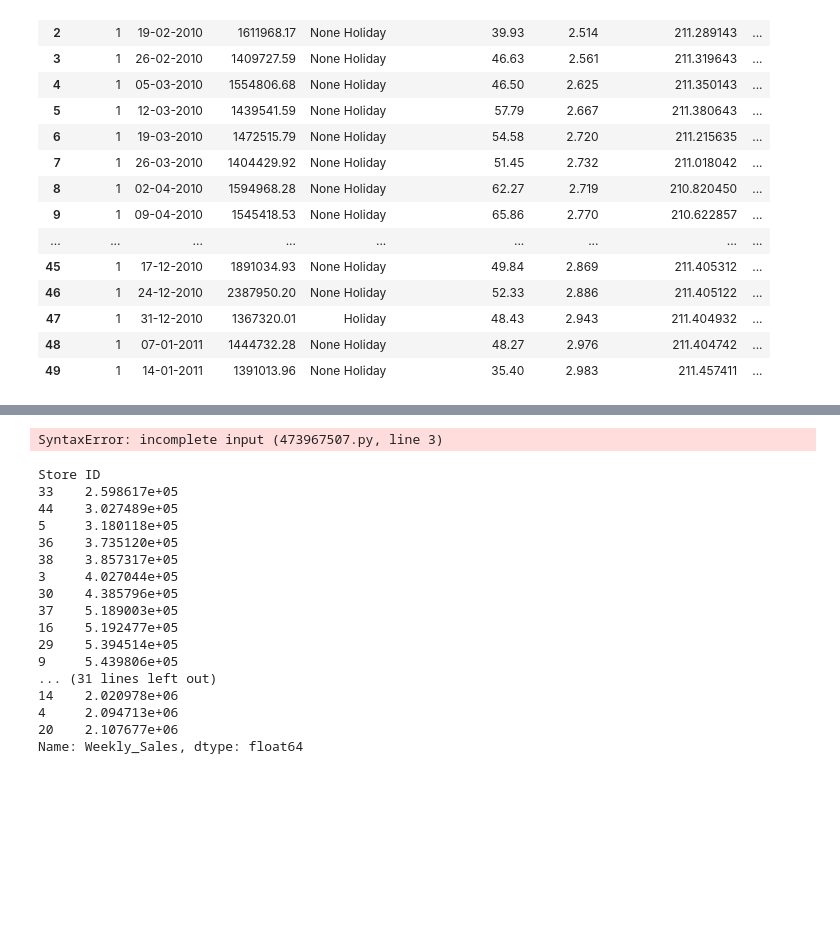
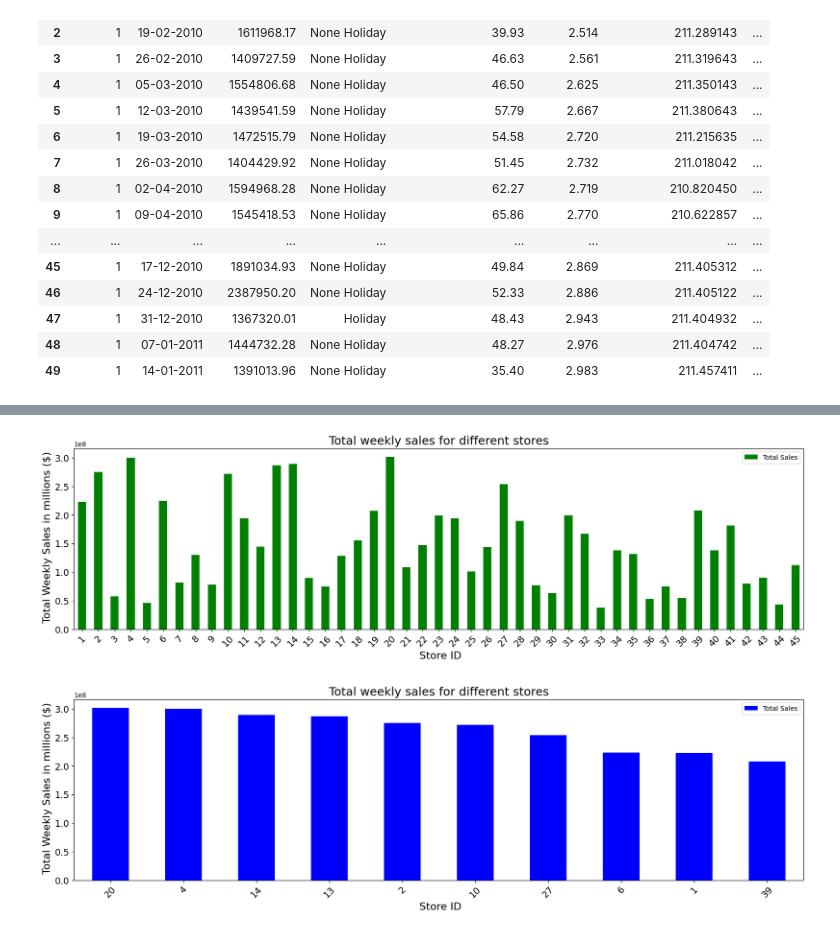
Before and after one commit to Shahab9372/Project1-Walmart_dataset, a Jupyter notebook: Exploring Walmart Sales.ipynb, the cells around one changed output, grey strips where cells are left out. Drawn from its saved outputs; the diff is of its cells as text; code cells hidden in the pictures; blank space fills up the shorter version.

Commit message:
Updated file with graphs

```diff
--- a/Exploring Walmart Sales.ipynb
+++ b/Exploring Walmart Sales.ipynb
@@ -230,2 +197,6 @@ df
 # %%
-df.columns=['s','a','b','c']
+#Rename columns
+sale_summary.columns=['Store ID','Total Sales','Average Weekly Sales','Highest Weekly Sales', 'Lowest Weekly Sales']
+
+#Print Summary
+sale_summary
@@ -252,28 +221 @@ df
-# %%
-# Group the stores
-grouped_data = walmart_data.groupby('Store ID')['Weekly_Sales'].mean()
-print(grouped_data
-# %% [output]
-SyntaxError: incomplete input (473967507.py, line 3)
-# %%
-sorted_grouped_data = grouped_data.sort_values(ascending=True)
-sorted_grouped_data
-# %% [output]
-Store ID
-33    2.598617e+05
-44    3.027489e+05
-5     3.180118e+05
-36    3.735120e+05
-38    3.857317e+05
-3     4.027044e+05
-30    4.385796e+05
-37    5.189003e+05
-16    5.192477e+05
-29    5.394514e+05
-9     5.439806e+05
-... (31 lines left out)
-14    2.020978e+06
-4     2.094713e+06
-20    2.107677e+06
-Name: Weekly_Sales, dtype: float64
 # %%
@@ -282,0 +225,27 @@ Data Visualization with Mathplolib or Pandas (6-8) figures
+# %%
+# Bar graph for total sales per store
+sale_summary.plot (x='Store ID', y='Total Sales', kind ='bar', figsize = (20, 5), color = "green", fontsize= 14)
+plt.xticks(rotation= 45)
+plt.title("Total weekly sales for different stores", fontsize= 18)
+plt.xlabel(" Store ID", fontsize= 16)
+plt.ylabel (" Total Weekly Sales in millions ($)", fontsize= 16)
+
+#print figure make a folder and export all the graphs as png
+plt.show()
+# %% [output]
+[figure, added]
+# %%
+#Top ten stores based on total sales
+top_stores = sale_summary.sort_values(by='Total Sales', ascending=False).head(10)
+
+#Make a bar graph for the top stores
+top_stores.plot (x='Store ID', y='Total Sales', kind ='bar', figsize = (20, 5), color = "blue", fontsize= 14)
+plt.xticks(rotation= 45)
+plt.title("Total weekly sales for different stores", fontsize= 18)
+plt.xlabel(" Store ID", fontsize= 16)
+plt.ylabel (" Total Weekly Sales in millions ($)", fontsize= 16)
+
+#print figure make a folder and export all the graphs as png
+plt.show()
+# %% [output]
+[figure, added]
```
Also changed, not shown: parts of 20 cells of this notebook.
